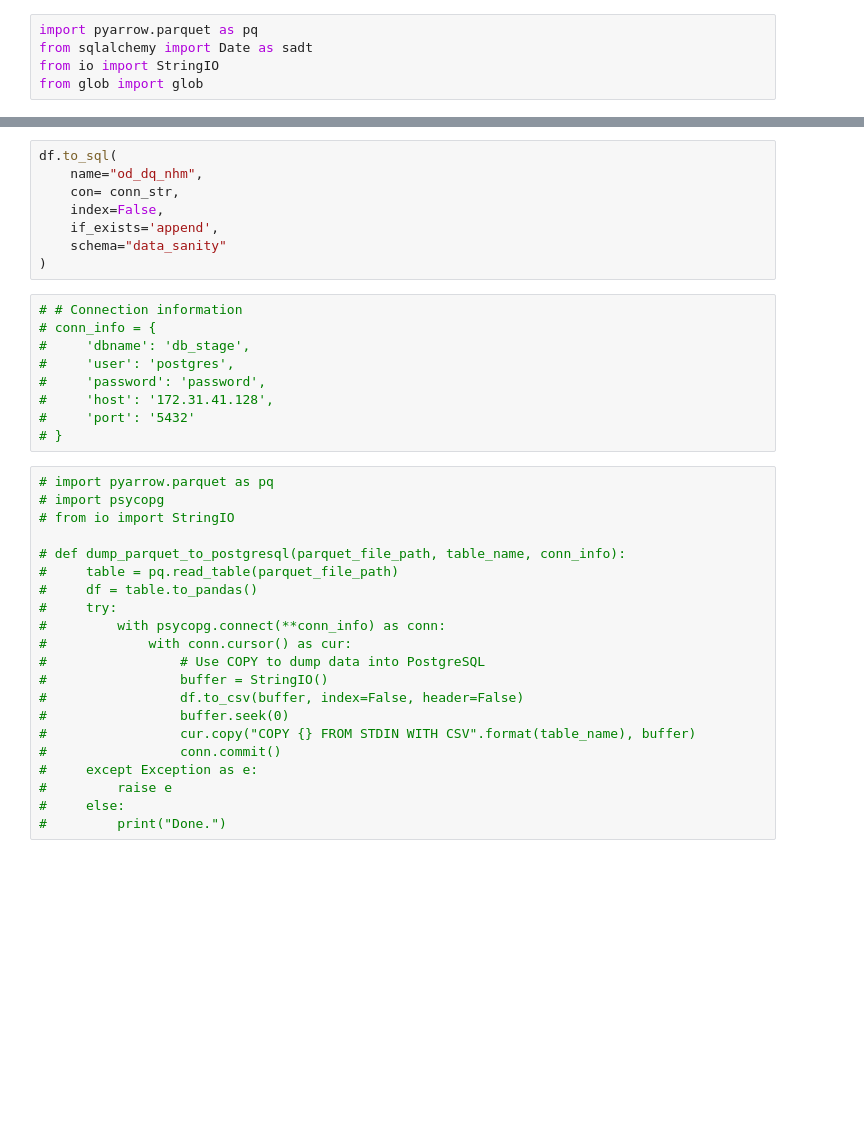
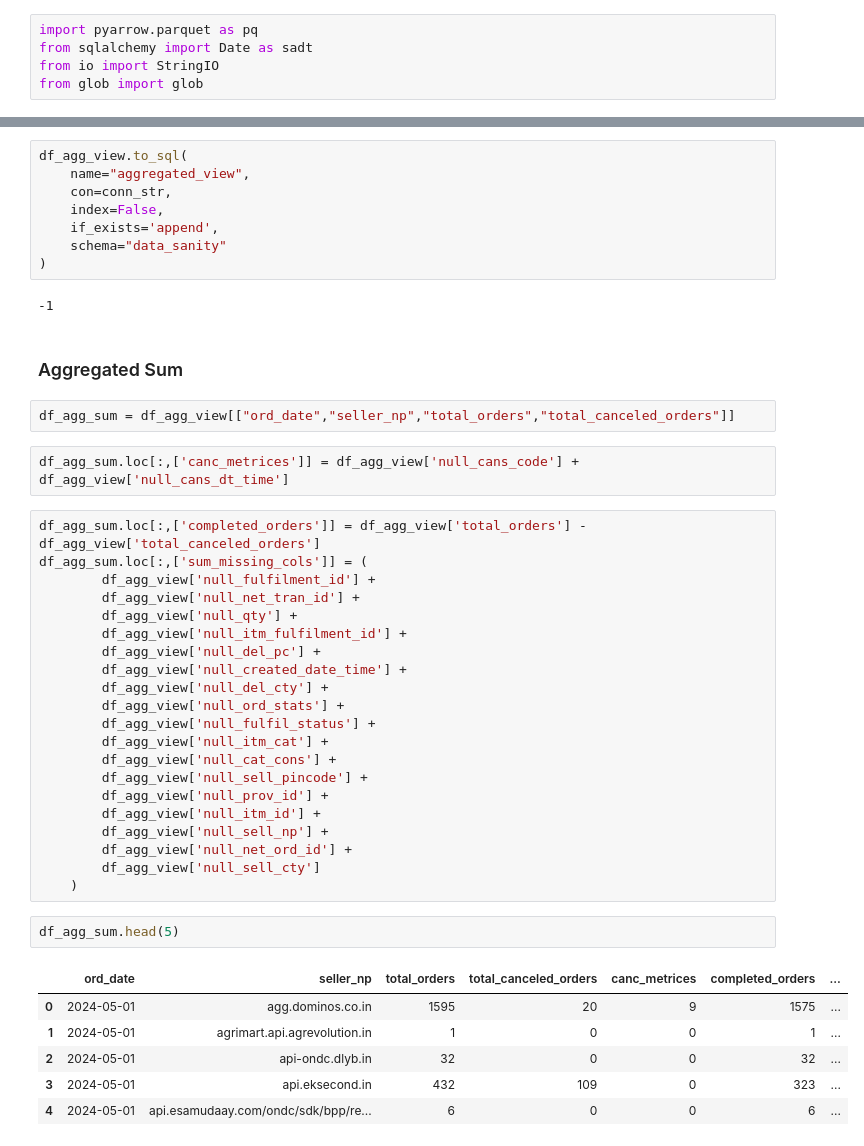
Before and after one commit to shashank-scikiq/Data-Quality, a Jupyter notebook: FA_Backend/DQ_ETL/load_data.ipynb, the cells around one changed output, grey strips where cells are left out. Drawn from its saved outputs; the diff is of its cells as text; blank space fills up the shorter version.

```diff
--- a/FA_Backend/DQ_ETL/load_data.ipynb
+++ b/FA_Backend/DQ_ETL/load_data.ipynb
@@ -23,38 +103,46 @@ for col in df.columns:
 # %%
-df.to_sql(
-	name="od_dq_nhm",
-	con= conn_str,
+df_agg_view.to_sql(
+	name="aggregated_view",
+	con=conn_str,
 	index=False,
 	if_exists='append',
 	schema="data_sanity"
 )
+# %% [output]
+-1
-# %%
-# # Connection information
-# conn_info = {
-#     'dbname': 'db_stage',
-#     'user': 'postgres',
-#     'password': 'password',
-#     'host': '172.31.41.128',
-#     'port': '5432'
-# }
-# %%
-# import pyarrow.parquet as pq
-# import psycopg
-# from io import StringIO
-
-# def dump_parquet_to_postgresql(parquet_file_path, table_name, conn_info):
-#     table = pq.read_table(parquet_file_path)
-#     df = table.to_pandas()
-#     try:
-#         with psycopg.connect(**conn_info) as conn:
-#             with conn.cursor() as cur:
-#                 # Use COPY to dump data into PostgreSQL
-#                 buffer = StringIO()
-#                 df.to_csv(buffer, index=False, header=False)
-#                 buffer.seek(0)
-#                 cur.copy("COPY {} FROM STDIN WITH CSV".format(table_name), buffer)
-#                 conn.commit()
-#     except Exception as e:
-#         raise e
-#     else:
-#         print("Done.")
+# %% [markdown]
+### Aggregated Sum
+# %%
+df_agg_sum = df_agg_view[["ord_date","seller_np","total_orders","total_canceled_orders"]]
+# %%
+df_agg_sum.loc[:,['canc_metrices']] = df_agg_view['null_cans_code'] + df_agg_view['null_cans_dt_time']
+# %%
+df_agg_sum.loc[:,['completed_orders']] = df_agg_view['total_orders'] - df_agg_view['total_canceled_orders']
+df_agg_sum.loc[:,['sum_missing_cols']] = (
+		df_agg_view['null_fulfilment_id'] +
+		df_agg_view['null_net_tran_id'] +
+		df_agg_view['null_qty'] +
+		df_agg_view['null_itm_fulfilment_id'] +
+		df_agg_view['null_del_pc'] +
+		df_agg_view['null_created_date_time'] +
+		df_agg_view['null_del_cty'] +
+		df_agg_view['null_ord_stats'] +
+		df_agg_view['null_fulfil_status'] +
+		df_agg_view['null_itm_cat'] +
+		df_agg_view['null_cat_cons'] +
+		df_agg_view['null_sell_pincode'] +
+		df_agg_view['null_prov_id'] +
+		df_agg_view['null_itm_id'] +
+		df_agg_view['null_sell_np'] +
+		df_agg_view['null_net_ord_id'] +
+		df_agg_view['null_sell_cty']
+    )
+# %%
+df_agg_sum.head(5)
+# %% [output]
+|  | ord_date | seller_np | total_orders | total_canceled_orders | canc_metrices | completed_orders | ... |
+| 0 | 2024-05-01 | agg.dominos.co.in | 1595 | 20 | 9 | 1575 | ... |
+| 1 | 2024-05-01 | agrimart.api.agrevolution.in | 1 | 0 | 0 | 1 | ... |
+| 2 | 2024-05-01 | api-ondc.dlyb.in | 32 | 0 | 0 | 32 | ... |
+| 3 | 2024-05-01 | api.eksecond.in | 432 | 109 | 0 | 323 | ... |
+| 4 | 2024-05-01 | api.esamudaay.com/ondc/sdk/bpp/re... | 6 | 0 | 0 | 6 | ... |
```
Also changed, not shown: parts of 29 cells of this notebook, 5 other files.
